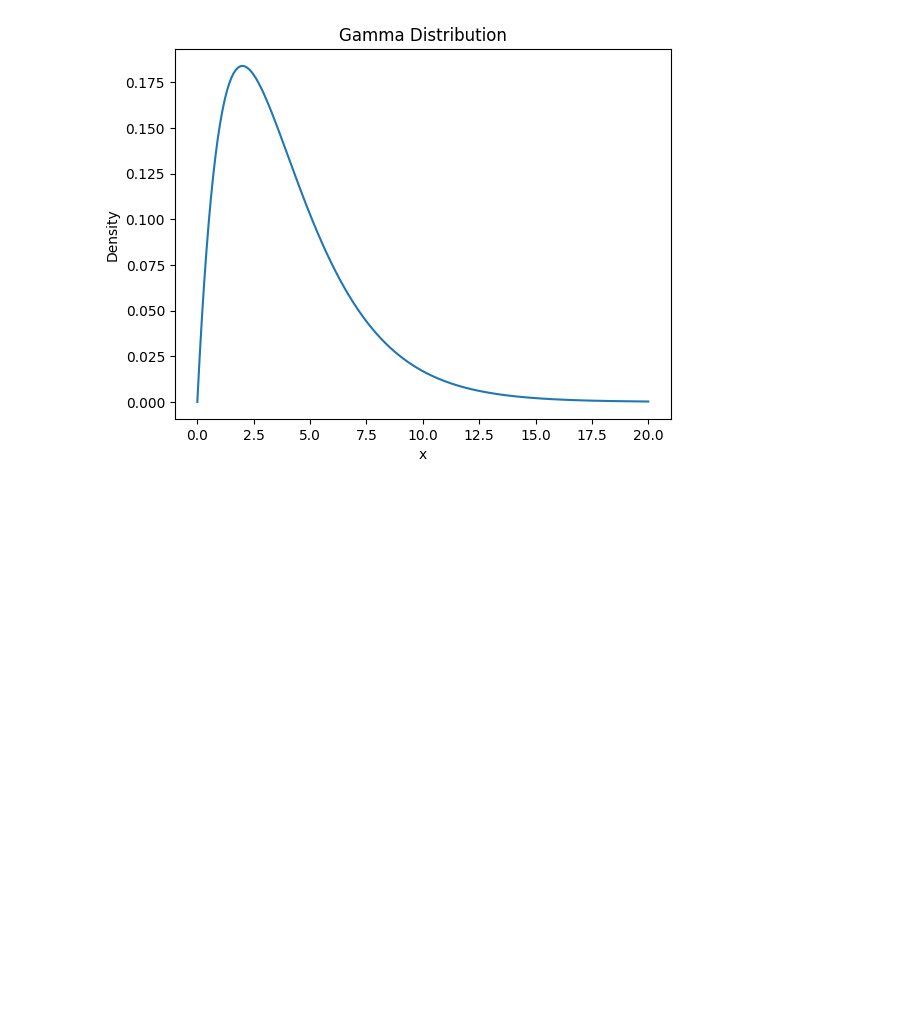
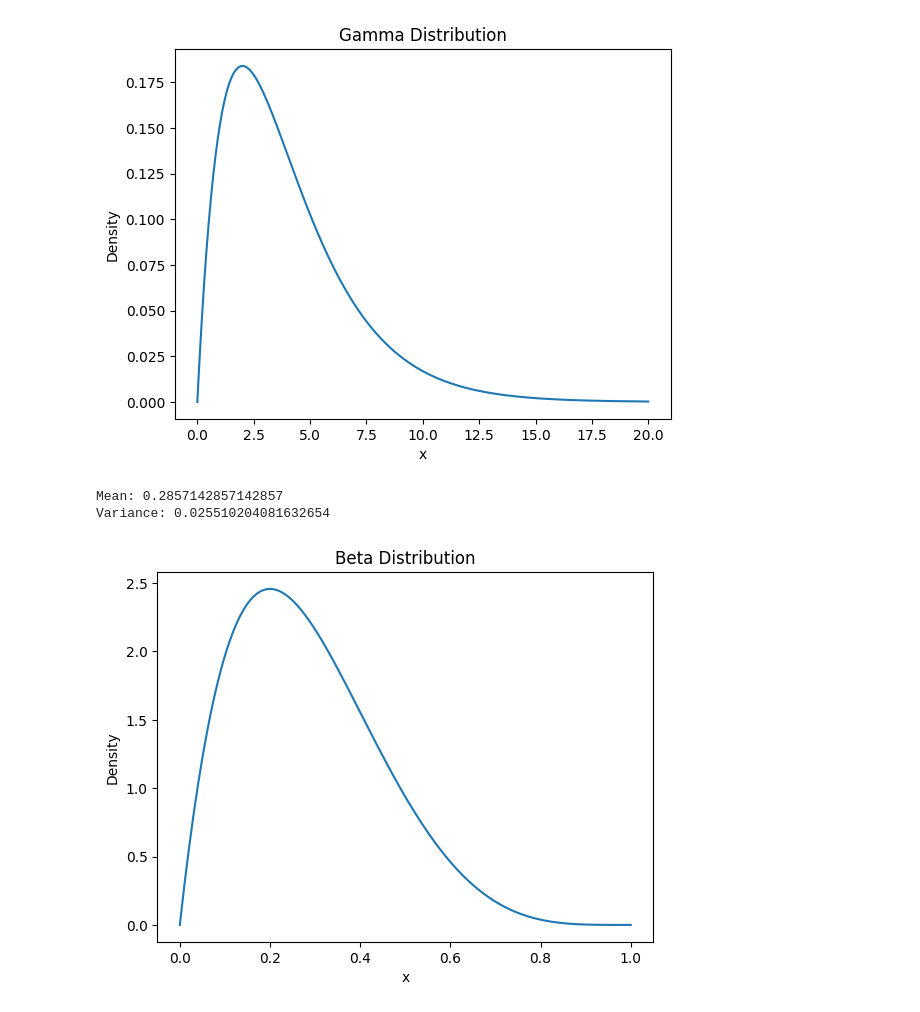
Before and after one commit to T-REX-C0DER/SciPy-Learning-Repository-, a Jupyter notebook: Scipy_Stats.ipynb, the cells around one changed output. Cells and saved outputs as stored; diff of their text form; code cells hidden in the pictures; blank space fills up the shorter version.

Commit message:
beta dist

```diff
--- a/Scipy_Stats.ipynb
+++ b/Scipy_Stats.ipynb
@@ -200,3 +200,24 @@ plt.show()
 Mean: 4.0
 Variance: 8.0
 [figure]
+# %%
+# Beta Distribution
+
+a = 2
+b = 5
+
+x = np.linspace(0, 1, 200)
+pdf = stats.beta.pdf(x, a, b)
+
+print("Mean:", stats.beta.mean(a, b))
+print("Variance:", stats.beta.var(a, b))
+
+plt.plot(x, pdf)
+plt.title("Beta Distribution")
+plt.xlabel("x")
+plt.ylabel("Density")
+plt.show()
+# %% [output]
+Mean: 0.2857142857142857
+Variance: 0.025510204081632654
+[figure, added]
```
